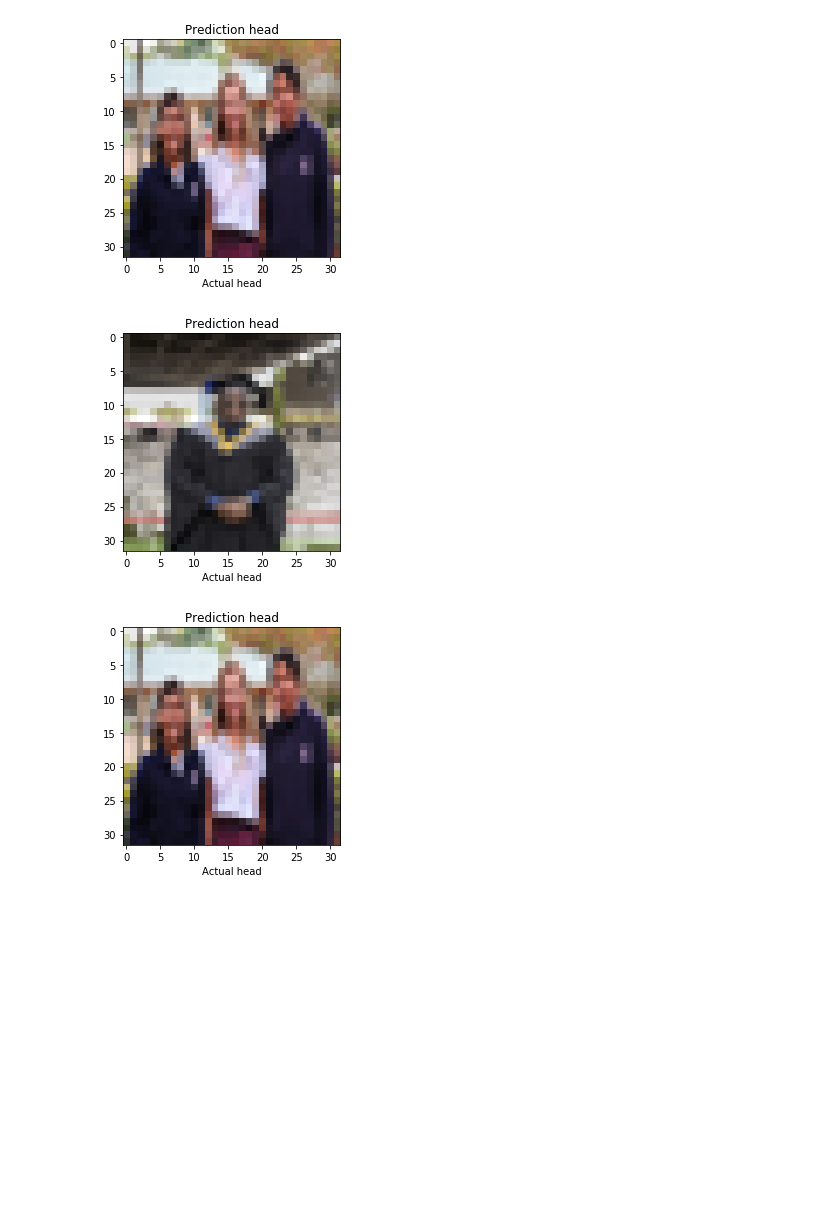
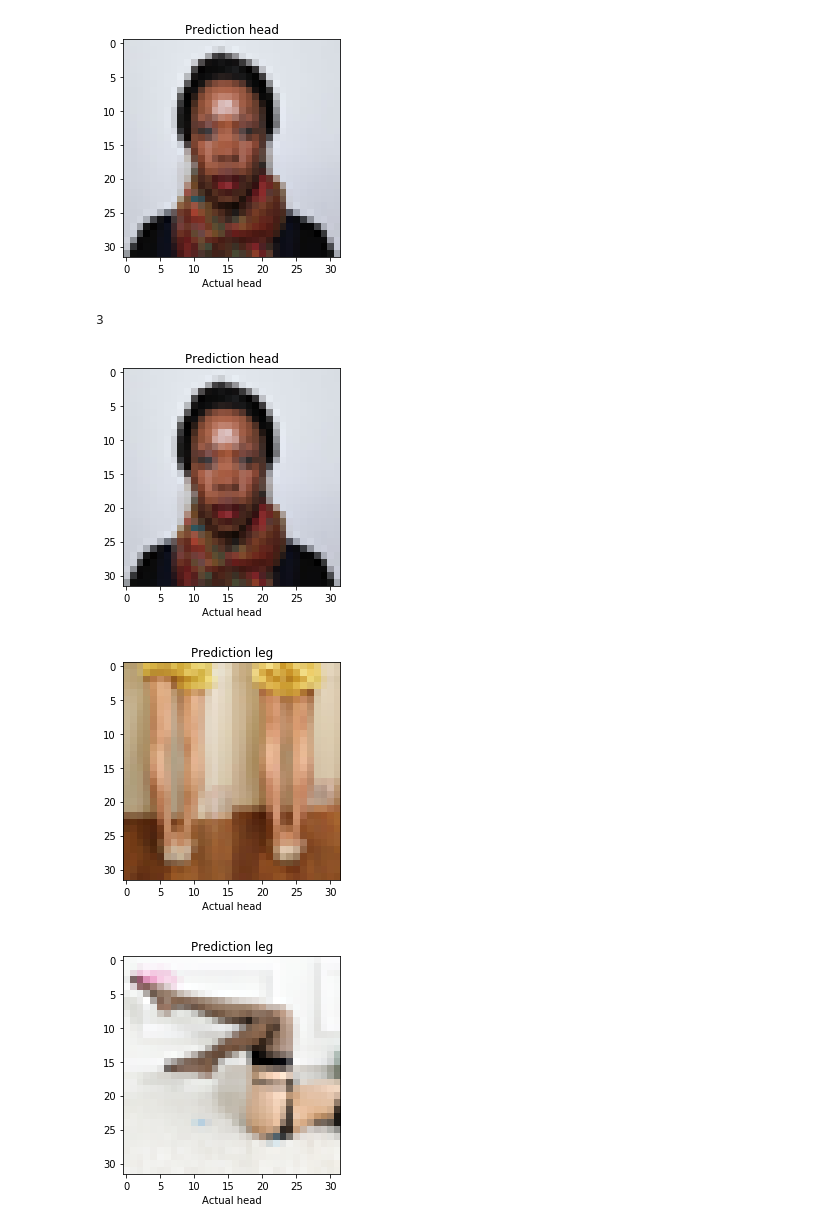
Before and after one commit to albertdaniell/Convolution_Neural_network_for_heads_legs, a Jupyter notebook: index.ipynb, the cells around one changed output. Drawn from its saved outputs; the diff is of its cells as text; code cells hidden in the pictures; blank space fills up the shorter version.

```diff
--- a/index.ipynb
+++ b/index.ipynb
@@ -73,7 +73,7 @@ legs_head_dict=legs_dict+ heads_dict
 legs_head_dict_desc=legs_dict_desc+ heads_dict_desc
 
 
-X_train, X_test, y_train, y_test = train_test_split(legs_head_dict, legs_head_dict_desc, test_size=0.01, random_state=101, shuffle=True)
+X_train, X_test, y_train, y_test = train_test_split(legs_head_dict, legs_head_dict_desc, test_size=10, random_state=101, shuffle=True)
 
 
 appData1=tuple(((np.array(X_train,dtype='uint8')),np.array(y_train,dtype='uint8')))
@@ -83,10 +83,10 @@ appData3=tuple(((np.array(X_test,dtype='uint8')),np.array(y_test,dtype='uint8'))
 myAppData=((appData1),(appData3))
 
 (train_images,train_labels),(test_images, test_labels)=myAppData
-test_images= (np.array(imagesToPredict,dtype='uint8'))
-test_labels= (np.array(imagesToPredictLabels,dtype='uint8'))
+imagesToPredict= (np.array(imagesToPredict,dtype='uint8'))
+imagesToPredictLabels= (np.array(imagesToPredictLabels,dtype='uint8'))
 print(test_labels.dtype)
-print("Length of train images is ",len(train_images))
+print("Length of train images is ",len(test_images))
 class_names=["leg","head"]
 # %% [output]
 uint8
@@ -167,6 +167,6 @@ model.compile(optimizer='adam',
               loss=tf.keras.losses.SparseCategoricalCrossentropy(from_logits=True),
               metrics=['accuracy'])
 
-history = model.fit(train_images, train_labels, epochs=50,
-                    validation_data=(test_images, test_labels))
+history = model.fit(train_images, train_labels, epochs=150,
+                    validation_data=(imagesToPredict, imagesToPredictLabels))
 # %% [output]
@@ -209,3 +209,3 @@ Accuracy is  1.0
 # %%
-prediction=model.predict(test_images)
+prediction=model.predict(imagesToPredict)
 # %% [output]
@@ -213,20 +217,25 @@ WARNING:tensorflow:9 out of the last 11 calls to <function Model.make_predict_fu
 # %%
 
 plt.grid(False)
-plt.imshow(test_images[1])
+plt.imshow(imagesToPredict[0])
 
-plt.xlabel("Actual "+ class_names[test_labels[1]])
-plt.title("Prediction "+ class_names[np.argmax(prediction[1])])
+plt.xlabel("Actual "+ class_names[imagesToPredictLabels[0]])
+plt.title("Prediction "+ class_names[np.argmax(prediction[0])])
 plt.show()
 # %% [output]
-[figure, old version]
+[figure, new version]
+# %%
+len(imagesToPredict)
+# %% [output]
+3
 # %%
-for i in range(len(test_images)):
+for i in range(len(imagesToPredict)):
     plt.grid(False)
-    plt.imshow(test_images[i], cmap=plt.cm.binary)
-    plt.xlabel("Actual "+ class_names[test_labels[i]])
+    plt.imshow(imagesToPredict[i], cmap=plt.cm.binary)
+    plt.xlabel("Actual "+ class_names[imagesToPredictLabels[i]])
     plt.title("Prediction "+ class_names[np.argmax(prediction[i])])
     plt.show()
 # %% [output]
-[figure, old version]
+[figure, new version]
-[figure, old version]
+[figure, new version]
+[figure, added]
```
Also changed, not shown: parts of 10 cells of this notebook, 12 other files.
